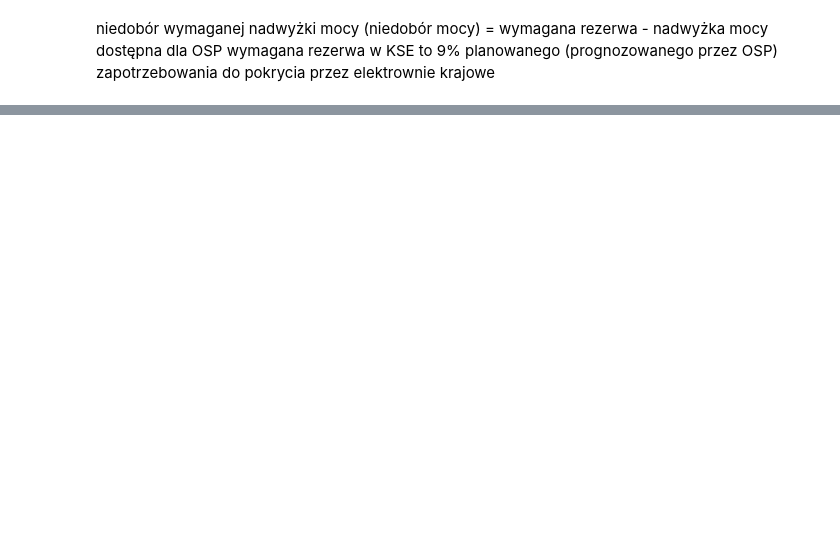
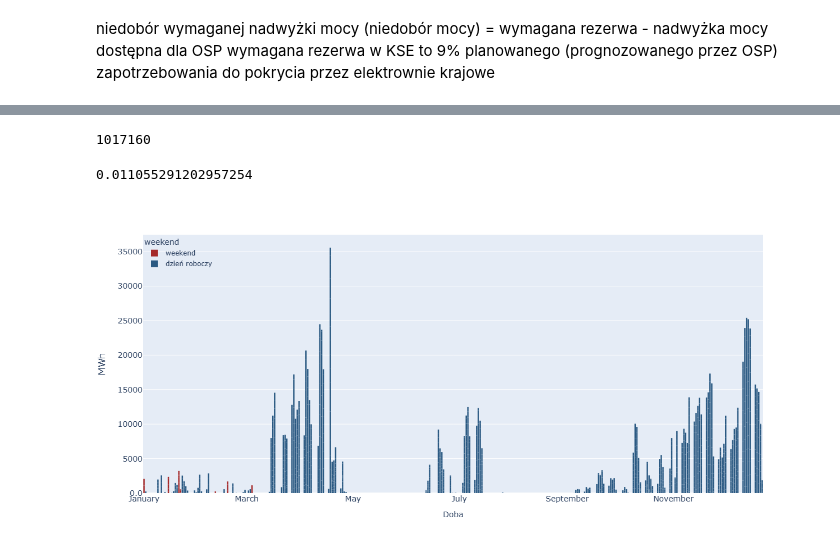
Before and after one commit to Justyna-Bikowska/Justyna_projekt, a Jupyter notebook: analiza plan PSE.ipynb, the cells around one changed output, grey strips where cells are left out. Cells and saved outputs as stored; diff of their text form; code cells hidden in the pictures; blank space fills up the shorter version.

```diff
--- a/analiza plan PSE.ipynb
+++ b/analiza plan PSE.ipynb
@@ -441,0 +658,9 @@ for index, row in df_pop.iterrows():
+# %%
+plan_2023['dzień tygodnia'] = plan_2023['Doba'].dt.day_name(locale= "pl_PL")
+# %%
+# dodanie weekendu
+for index, row in plan_2023.iterrows():
+    if (row['dzień tygodnia'] == 'Sobota') | (row['dzień tygodnia'] == 'Niedziela'):
+        plan_2023.loc[index,'weekend'] = 'weekend'
+    else:
+        plan_2023.loc[index,'weekend'] = 'dzień roboczy'
@@ -441,0 +687,5 @@ for index, row in df_pop.iterrows():
+# %%
+suma_niedoborów = niedobory['Niedobór mocy'].sum()
+suma_niedoborów
+# %% [output]
+1017160
@@ -441,0 +694,66 @@ for index, row in df_pop.iterrows():
+# %%
+niedobory_weekend_pct = suma_niedoborów_weekend/suma_niedoborów
+niedobory_weekend_pct
+# %% [output]
+0.011055291202957254
+# %%
+niedobory = plan_2023[plan_2023['Niedobór mocy']>0]
+dayList  = niedobory['Doba']
+y_niedobór = niedobory['Niedobór mocy']
+y_rezerwa = niedobory['rezerwa']
+y_nadwyżki = niedobory['nadwyżki OSP']
+color = niedobory['weekend']
+
+blue_colors = ['#40719C', '#191970',  '#1A76FF',  '#28D6D6', 'blue', '#808080']
+
+orange_colors = ['#556B2F', '#9ACD32', '#B8860B','#A52A2A', '#FF4500','#F0BE04']
+
+
+
+
+fig4 = px.bar(niedobory, x=dayList, y=y_niedobór, color=color,
+              color_discrete_sequence=[ "#A52A2A", '#2A5982']
+             )
+
+
+fig4.update_layout(
+    xaxis_tickfont_size=14,
+        width=1000,
+    height=600,
+
+    legend=dict(
+        x=0,
+        y=1.0,
+        bgcolor='rgba(255, 255, 255, 0)',
+        bordercolor='rgba(255, 255, 255, 0)'
+        ),
+
+
+    yaxis=dict(
+        title='MWh',
+        titlefont_size=16,
+        tickfont_size=14,
+        tickformat=".2r"),
+
+        xaxis=dict(
+        tickfont_size=14,
+        tickformat='%B'
+
+        ),
+    )
+
+
+fig4.update_traces(
+    #marker_color='rgb(26, 118, 255)',
+    #marker_line_color='rgb(26, 118, 255)',
+     marker_line_width=0.01,
+    #opacity=0.6
+
+
+
+
+)
+
+fig4.show()
+# %% [output]
+[figure, added]
```
Also changed, not shown: parts of 117 cells of this notebook, 1 other file.
